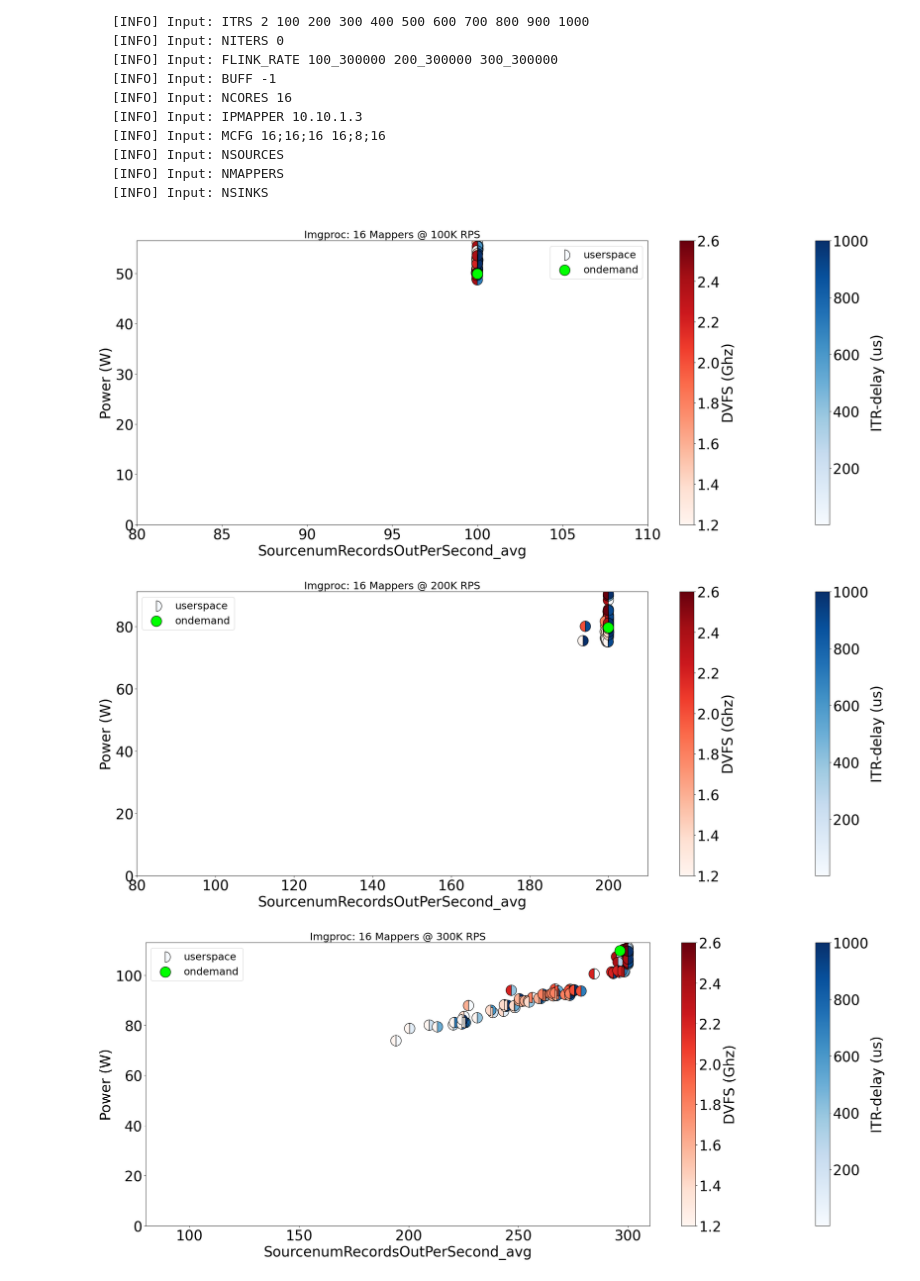
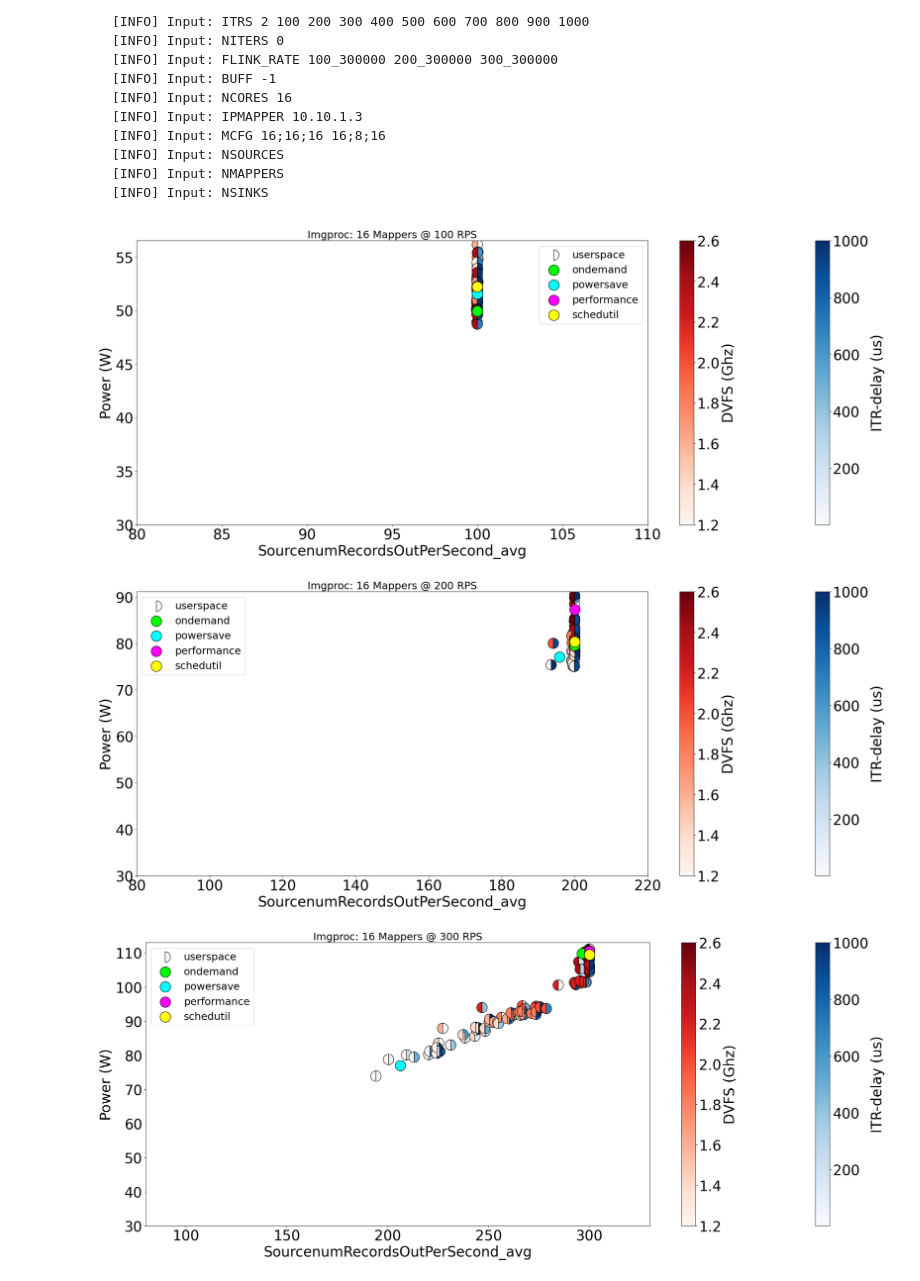
Before and after one commit to EEStrmCmptng/dataset, a Jupyter notebook: micro/imgproc/ITRDVFS/IMGPROC-ITR-DVFS.ipynb, the cells around one changed output. Cells and saved outputs as stored; diff of their text form; code cells hidden in the pictures.

Commit message:
update imgproc

````diff
--- a/micro/imgproc/ITRDVFS/IMGPROC-ITR-DVFS.ipynb
+++ b/micro/imgproc/ITRDVFS/IMGPROC-ITR-DVFS.ipynb
@@ -22,11 +22,10 @@ from matplotlib.colors import Normalize
 [INFO] Input: NSINKS
 ```
 # %%
-df_comb = pd.read_csv("combined.csv")
-#df_comb = df_comb[(df_comb['SourcenumRecordsOutPerSecond_avg']/df_comb['rate']) > 0.95]
+df_comb = pd.read_csv("data/combined.csv")
 df_comb["SourcenumRecordsOutPerSecond_percent"] = 1.0-(df_comb['SourcenumRecordsOutPerSecond_avg']/df_comb['rate'])
 df_comb["SourcenumRecordsOutPerSecond_percent"] = df_comb["SourcenumRecordsOutPerSecond_percent"].apply(lambda x: 0.0 if x <= 0.0 else x)
-def graph(rate, dfo, dfu, left=-0.1, right=1.1, metric='SourcenumRecordsOutPerSecond_percent'):
+def graph(rate, dfo, dfu, dfpo, dfpe, dfs, left=-0.1, right=1.1, metric='SourcenumRecordsOutPerSecond_percent'):
     plt.rcParams['figure.figsize'] = 25, 10
     plt.rc('axes', labelsize=30)    # fontsize of the x and y labels
     plt.rc('xtick', labelsize=30)    # fontsize of the tick labels
@@ -43,8 +42,20 @@ def graph(rate, dfo, dfu, left=-0.1, right=1.1, metric='SourcenumRecordsOutPerSe
                             cmap='Reds', marker=MarkerStyle("o", fillstyle="left"))
 
     ax.scatter(dfo[metric].tolist(),
-                            dfo['pkg_watts_avg'].tolist(), s=500,edgecolor="black", c='lime',
+                            dfo['pkg_watts_avg'].tolist(), s=500, edgecolor="black", c='lime',
                            marker=MarkerStyle("o"), label="ondemand")
+
+    ax.scatter(dfpo[metric].tolist(),
+                            dfpo['pkg_watts_avg'].tolist(), s=500, edgecolor="black", c='cyan',
+                           marker=MarkerStyle("o"), label="powersave")
+
+    ax.scatter(dfpe[metric].tolist(),
+                            dfpe['pkg_watts_avg'].tolist(), s=500, edgecolor="black", c='magenta',
+                           marker=MarkerStyle("o"), label="performance")
+
+    ax.scatter(dfs[metric].tolist(),
+                            dfs['pkg_watts_avg'].tolist(), s=500, edgecolor="black", c='yellow',
+                           marker=MarkerStyle("o"), label="schedutil")
 
     # Add colorbars
     cbar_c1 = plt.colorbar(scatter_c1, ax=ax, orientation='vertical', label="ITR-delay (us)")
@@ -53,26 +64,22 @@ def graph(rate, dfo, dfu, left=-0.1, right=1.1, metric='SourcenumRecordsOutPerSe
     ax.set_xlabel(metric)
     ax.set_ylabel('Power (W)')
     ax.set_xlim(left=left, right=right)
-    ax.set_ylim(bottom=0)
+    ax.set_ylim(bottom=30)
 
-    ax.set_title(f"Imgproc: {dfu['nmappers'].iloc[0]} Mappers @ {rate}K RPS", size=22)
+    ax.set_title(f"Imgproc: {dfu['nmappers'].iloc[0]} Mappers @ {rate} RPS", size=22)
     plt.legend(fontsize=22)
 
     plt.tight_layout()
 # %%
-df100o = df_comb[(df_comb.rate == 100) & (df_comb.nmappers == 16) & (df_comb.policy == 'ondemand')]
-df100u = df_comb[(df_comb.rate == 100) & (df_comb.nmappers == 16) & (df_comb.policy == 'userspace')]
-graph(100, df100o, df100u, 80, 110, metric='SourcenumRecordsOutPerSecond_avg')
-
-df200o = df_comb[(df_comb.rate == 200) & (df_comb.nmappers == 16) & (df_comb.policy == 'ondemand')]
-df200u = df_comb[(df_comb.rate == 200) & (df_comb.nmappers == 16) & (df_comb.policy == 'userspace')]
-graph(200, df200o, df200u, 80, 210, metric='SourcenumRecordsOutPerSecond_avg')
-
-df300o = df_comb[(df_comb.rate == 300) & (df_comb.nmappers == 16) & (df_comb.policy == 'ondemand')]
-df300u = df_comb[(df_comb.rate == 300) & (df_comb.nmappers == 16) & (df_comb.policy == 'userspace')]
-graph(300, df300o, df300u, 80, 310, metric='SourcenumRecordsOutPerSecond_avg')
+for rate in [100, 200, 300]:
+    dfo = df_comb[(df_comb.rate == rate) & (df_comb.nmappers == 16) & (df_comb.policy == 'ondemand')]
+    dfpo = df_comb[(df_comb.rate == rate) & (df_comb.nmappers == 16) & (df_comb.policy == 'powersave')]
+    dfpe = df_comb[(df_comb.rate == rate) & (df_comb.nmappers == 16) & (df_comb.policy == 'performance')]
+    dfs = df_comb[(df_comb.rate == rate) & (df_comb.nmappers == 16) & (df_comb.policy == 'schedutil')]
+    dfu = df_comb[(df_comb.rate == rate) & (df_comb.nmappers == 16) & (df_comb.policy == 'userspace')]
+    graph(rate, dfo, dfu, dfpo, dfpe, dfs, 80, int(rate+(rate*0.10)), metric='SourcenumRecordsOutPerSecond_avg')
 # %% [output]
-[figure, old version]
+[figure, new version]
-[figure, old version]
+[figure, new version]
-[figure, old version]
+[figure, new version]
 # %%
````
Also changed, not shown: parts of 1 cell of this notebook, 1 other file.
